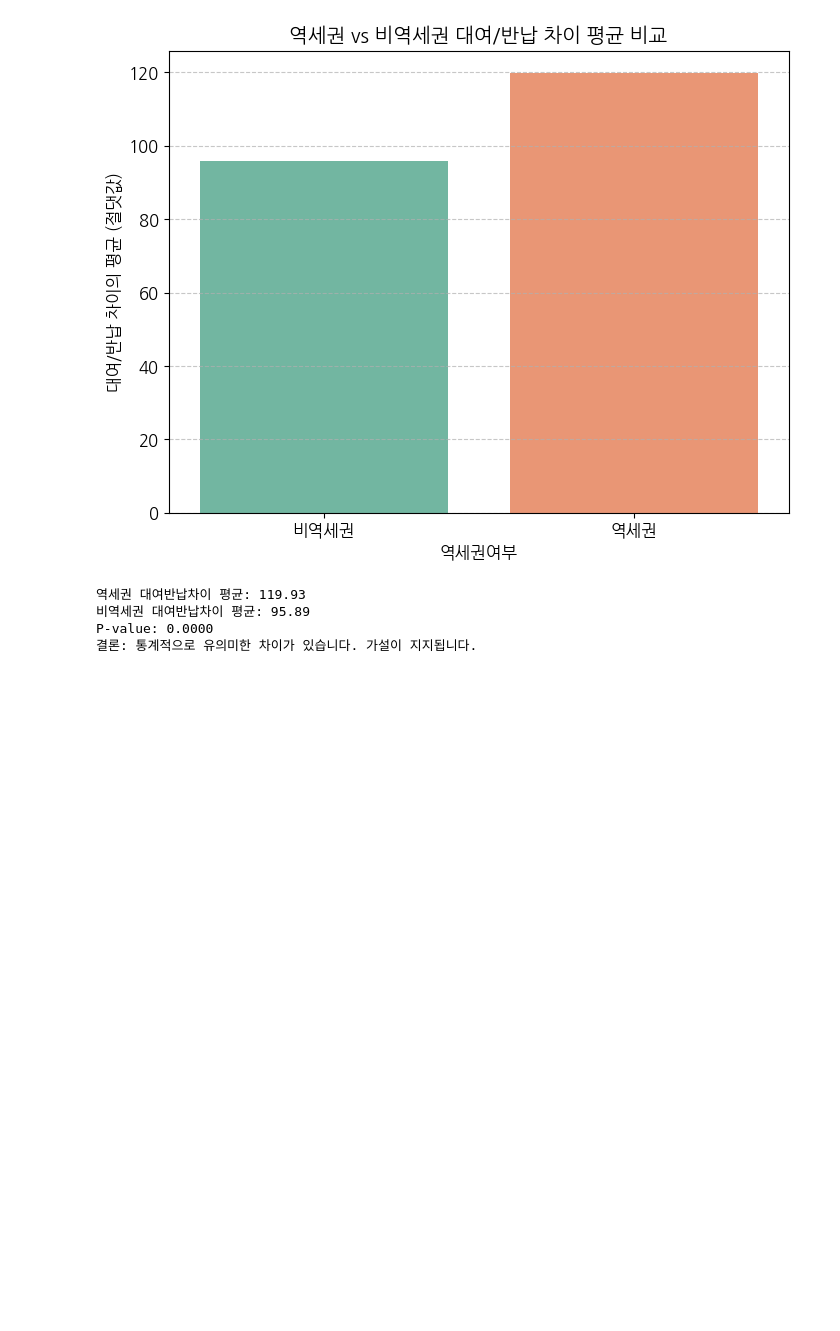
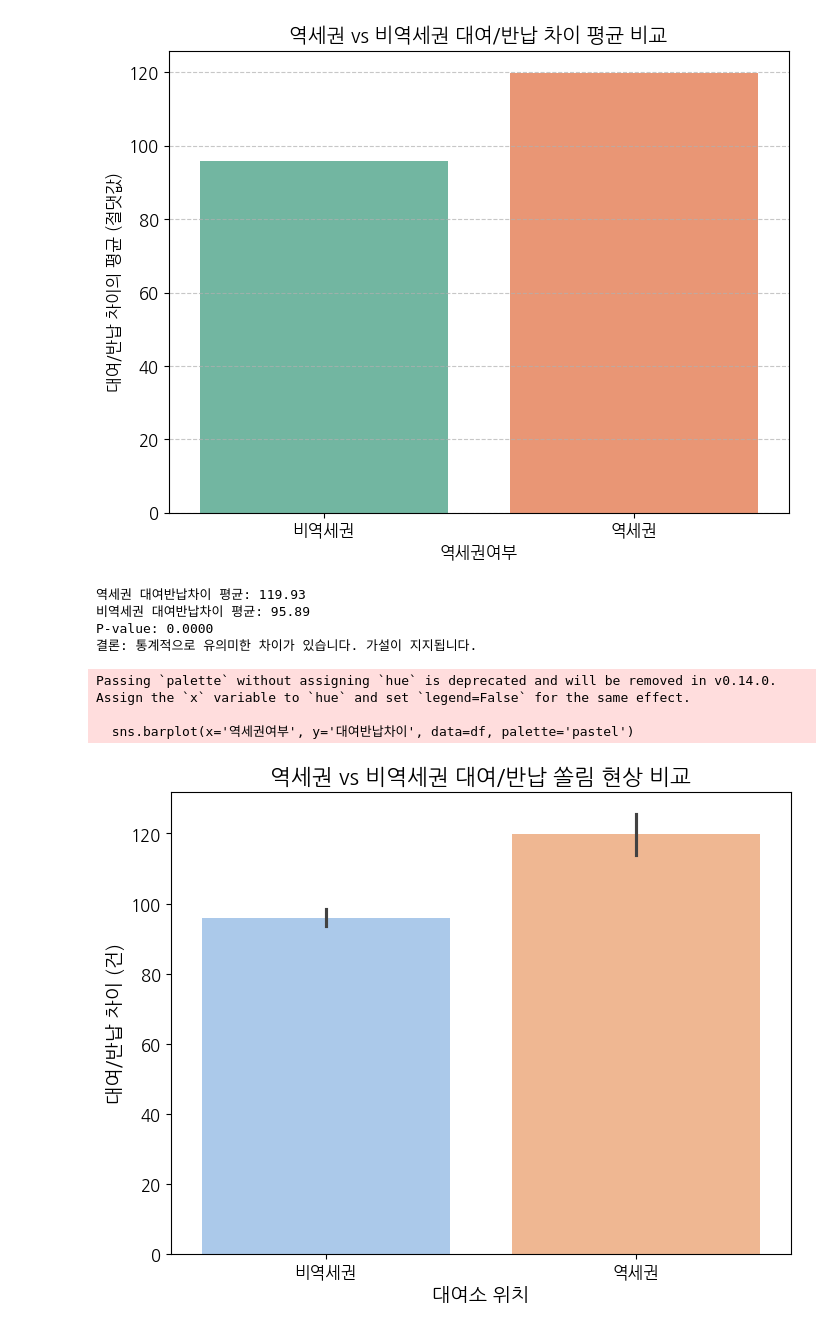
Before and after one commit to Dani-dong/Seoul-Bike, a Jupyter notebook: 미니_프로젝트_2_.ipynb, the cells around one changed output. Cells and saved outputs as stored; diff of their text form; code cells hidden in the pictures; blank space fills up the shorter version.

```diff
--- a/미니_프로젝트_2_.ipynb
+++ b/미니_프로젝트_2_.ipynb
@@ -356,3 +354,22 @@ Passing `palette` without assigning `hue` is deprecated and will be removed in v
 비역세권 대여반납차이 평균: 95.89
 P-value: 0.0000
 결론: 통계적으로 유의미한 차이가 있습니다. 가설이 지지됩니다.
+# %%
+import seaborn as sns
+import matplotlib.pyplot as plt
+
+plt.figure(figsize=(8, 6))
+sns.barplot(x='역세권여부', y='대여반납차이', data=df, palette='pastel')
+
+plt.title('역세권 vs 비역세권 대여/반납 쏠림 현상 비교', fontsize=16)
+plt.xlabel('대여소 위치', fontsize=14)
+plt.ylabel('대여/반납 차이 (건)', fontsize=14)
+
+# 차트를 'chart.png'라는 이름의 이미지 파일로 저장
+plt.savefig('chart.png', dpi=300, bbox_inches='tight')
+plt.show()
+# %% [output]
+Passing `palette` without assigning `hue` is deprecated and will be removed in v0.14.0. Assign the `x` variable to `hue` and set `legend=False` for the same effect.
+
+  sns.barplot(x='역세권여부', y='대여반납차이', data=df, palette='pastel')
+[figure, added]
```
Also changed, not shown: parts of 1 cell of this notebook.
